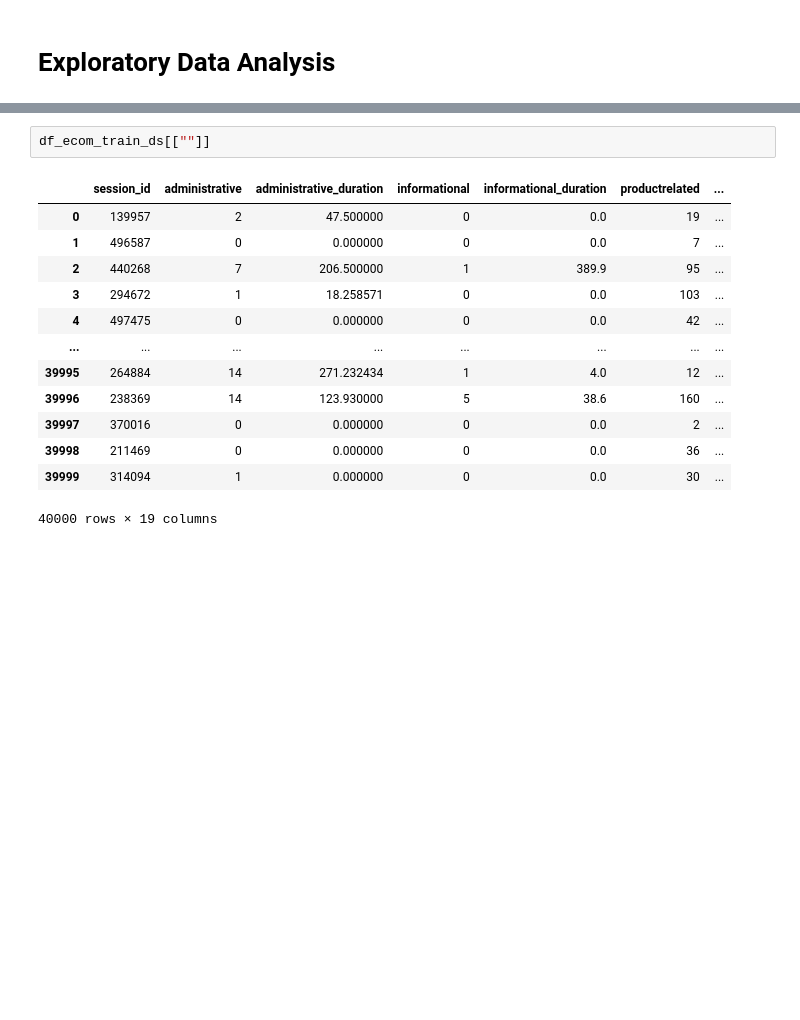
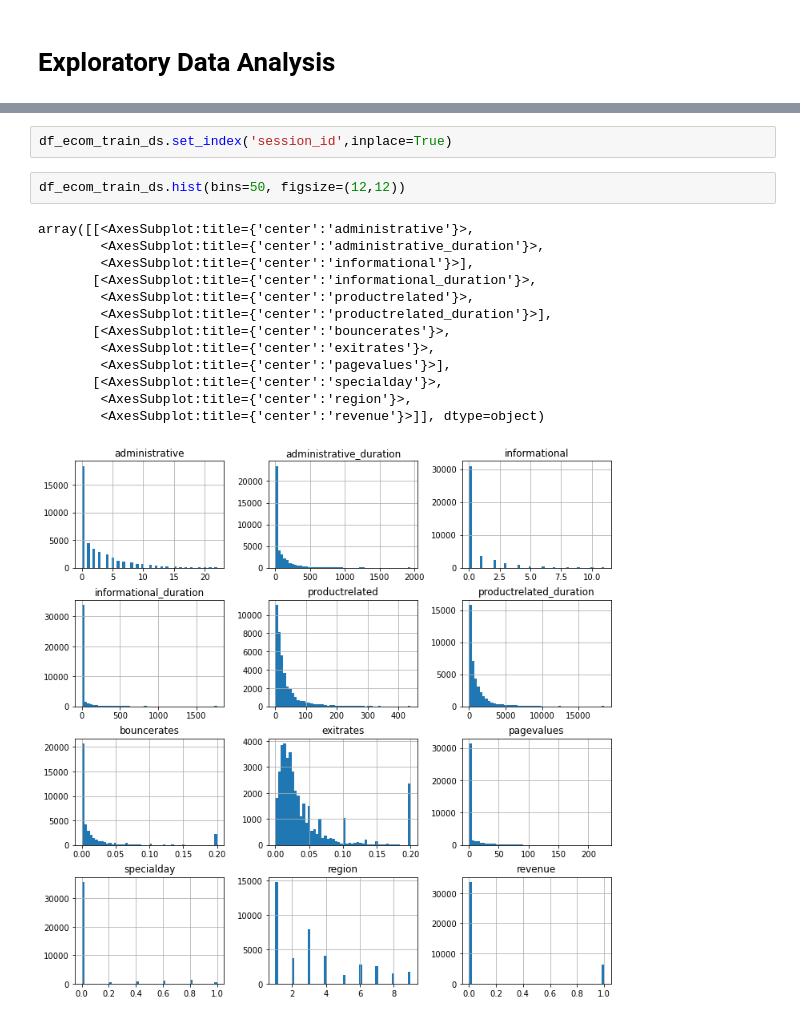
Before and after one commit to mbhoge/ml-hackathon-1, a Jupyter notebook: Hackathon-EDA-MB.ipynb, the cells around one changed output, grey strips where cells are left out. Saved outputs shown, nothing was run; the diff lists cells and outputs as text; blank space fills up the shorter version.

```diff
--- a/Hackathon-EDA-MB.ipynb
+++ b/Hackathon-EDA-MB.ipynb
@@ -12,16 +31,18 @@ df_ecom_train_ds.info()
+# %%
+df_ecom_train_ds.set_index('session_id',inplace=True)
 # %%
-df_ecom_train_ds[[""]]
+df_ecom_train_ds.hist(bins=50, figsize=(12,12))
 # %% [output]
-|  | session_id | administrative | administrative_duration | informational | informational_duration | productrelated | ... |
-| 0 | 139957 | 2 | 47.500000 | 0 | 0.0 | 19 | ... |
-| 1 | 496587 | 0 | 0.000000 | 0 | 0.0 | 7 | ... |
-| 2 | 440268 | 7 | 206.500000 | 1 | 389.9 | 95 | ... |
-| 3 | 294672 | 1 | 18.258571 | 0 | 0.0 | 103 | ... |
-| 4 | 497475 | 0 | 0.000000 | 0 | 0.0 | 42 | ... |
-| ... | ... | ... | ... | ... | ... | ... | ... |
-| 39995 | 264884 | 14 | 271.232434 | 1 | 4.0 | 12 | ... |
-| 39996 | 238369 | 14 | 123.930000 | 5 | 38.6 | 160 | ... |
-| 39997 | 370016 | 0 | 0.000000 | 0 | 0.0 | 2 | ... |
-| 39998 | 211469 | 0 | 0.000000 | 0 | 0.0 | 36 | ... |
-| 39999 | 314094 | 1 | 0.000000 | 0 | 0.0 | 30 | ... |
-40000 rows × 19 columns
+array([[<AxesSubplot:title={'center':'administrative'}>,
+        <AxesSubplot:title={'center':'administrative_duration'}>,
+        <AxesSubplot:title={'center':'informational'}>],
+       [<AxesSubplot:title={'center':'informational_duration'}>,
+        <AxesSubplot:title={'center':'productrelated'}>,
+        <AxesSubplot:title={'center':'productrelated_duration'}>],
+       [<AxesSubplot:title={'center':'bouncerates'}>,
+        <AxesSubplot:title={'center':'exitrates'}>,
+        <AxesSubplot:title={'center':'pagevalues'}>],
+       [<AxesSubplot:title={'center':'specialday'}>,
+        <AxesSubplot:title={'center':'region'}>,
+        <AxesSubplot:title={'center':'revenue'}>]], dtype=object)
+[figure, added]
```
Also changed, not shown: parts of 24 cells of this notebook, 1 other file.
